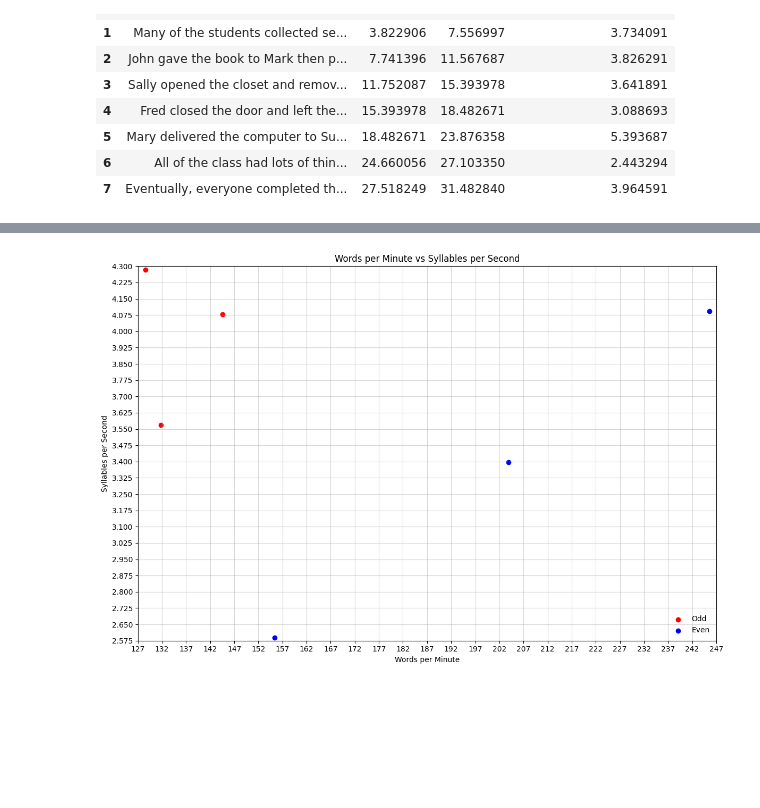
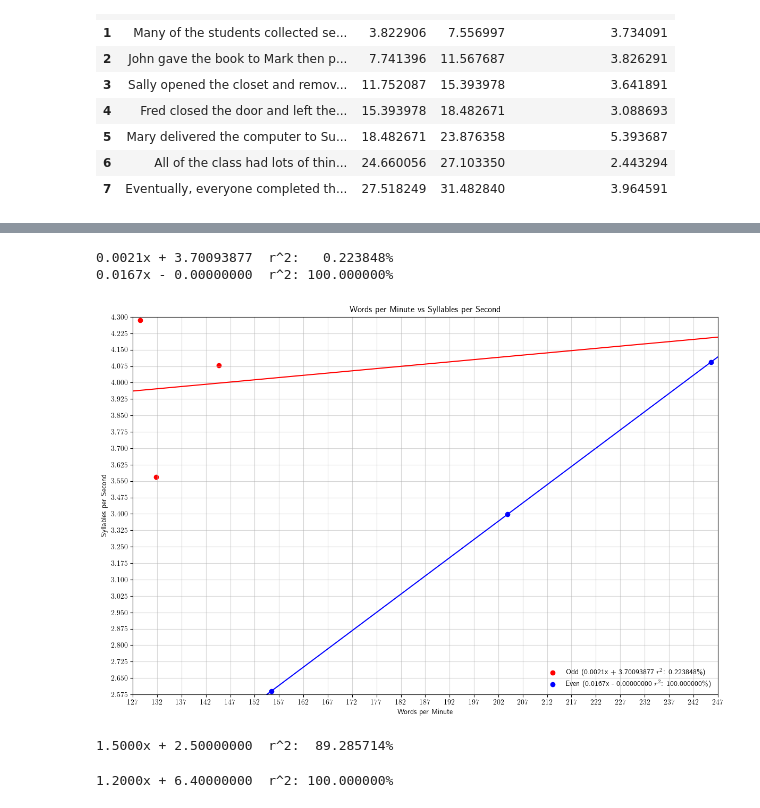
Before and after one commit to lwashington3/com310, a Jupyter notebook: src/labs/lab1_speaking_rate/washington_lab1.ipynb, the cells around one changed output, grey strips where cells are left out. Saved outputs shown, nothing was run; the diff lists cells and outputs as text; code cells hidden in the pictures; blank space fills up the shorter version.

```diff
--- a/src/labs/lab1_speaking_rate/washington_lab1.ipynb
+++ b/src/labs/lab1_speaking_rate/washington_lab1.ipynb
@@ -30,3 +41,12 @@ df["Syllable Length"] = df["Sentence"].apply(lambda sentence: sum((get_syllable_
+# %%
+df["Syllable Length"] = [10,
+						 16,
+						 13,
+						 13,
+						 8,
+						 22,
+						 10,
+						 19]
 # %%
 df.head(len(df))
 # %% [output]
@@ -79,26 +99,61 @@ even.head(len(even))
 | 2 | John gave the book to Mark then p... | 7.741396 | 11.567687 | 3.826291 | 13 | 13 | ... |
 | 4 | Fred closed the door and left the... | 15.393978 | 18.482671 | 3.088693 | 8 | 8 | ... |
 | 6 | All of the class had lots of thin... | 24.660056 | 27.103350 | 2.443294 | 10 | 10 | ... |
+# %%
+odd_slope = LSR(StatList(*odd["Words per Minute"]), StatList(*odd["Syllables per Second"]))
+even_slope = LSR(StatList(*even["Words per Minute"]), StatList(*even["Syllables per Second"]))
+
+def lsr_format(lsr:LSR, tex=False) -> str:
+	tex_percent = "\%" if tex else "%"
+	return f"{lsr.slope:.4f}x {'+' if lsr.y_intercept >= 0 else '-'} {abs(lsr.y_intercept):.8f}  {'$r^{{2}}$' if tex else 'r^2'}: {lsr.r_squared*100:10.6f}{tex_percent}"
+
+print(f"{lsr_format(odd_slope)}\n{lsr_format(even_slope)}")
+# %% [output]
+0.0021x + 3.70093877  r^2:   0.223848%
+0.0167x - 0.00000000  r^2: 100.000000%
 # %%
 fig = plt.figure(figsize=(12,8))
+plt.rcParams['text.usetex'] = True
 
-plt.scatter(odd["Words per Minute"], odd["Syllables per Second"], label="Odd", color="r")
-plt.scatter(even["Words per Minute"], even["Syllables per Second"], label="Even", color="b")
+x = np.arange(127, 252, 5)
+
+odd_line = [odd_slope.predict(i, use_float=True) for i in x]
+even_line = [even_slope.predict(i, use_float=True) for i in x]
+
+plt.scatter(odd["Words per Minute"], odd["Syllables per Second"], label=f"Odd ({lsr_format(odd_slope, tex=True)})", color="r")
+plt.scatter(even["Words per Minute"], even["Syllables per Second"], label=f"Even ({lsr_format(even_slope, tex=True)})", color="b")
+
+plt.plot(x, odd_line, color="r")
+plt.plot(x, even_line, color="b")
 
 plt.title("Words per Minute vs Syllables per Second")
 plt.xlabel("Words per Minute")
 plt.ylabel("Syllables per Second")
 
 plt.xlim(127, 247)
 plt.ylim(2.575, 4.3)
 
-plt.xticks(np.arange(127, 252, 5))
+plt.xticks(x)
 plt.yticks(np.arange(2.575, 4.35, 0.075))
 
 plt.legend(loc="lower right", framealpha=0)
 plt.grid(alpha=0.5)
 
 plt.tight_layout()
 plt.savefig("washington_lab1_graph.svg", transparent=True)
+plt.savefig("washington_lab1_graph.png", transparent=True)
 # %% [output]
-[figure, old version]
+[figure, new version]
+# %%
+odd_true_slope = LSR(StatList(*odd["Sentence Length"]), StatList(*odd["Syllable Length"]))
+
+print(f"{lsr_format(odd_true_slope)}")
+# %% [output]
+1.5000x + 2.50000000  r^2:  89.285714%
+# %%
+better_odd = odd.drop(index=3)
+odd_true_slope = LSR(StatList(*better_odd["Sentence Length"]), StatList(*better_odd["Syllable Length"]))
+
+print(f"{lsr_format(odd_true_slope)}")
+# %% [output]
+1.2000x + 6.40000000  r^2: 100.000000%
```
Also changed, not shown: parts of 2 cells of this notebook, 4 other files.
